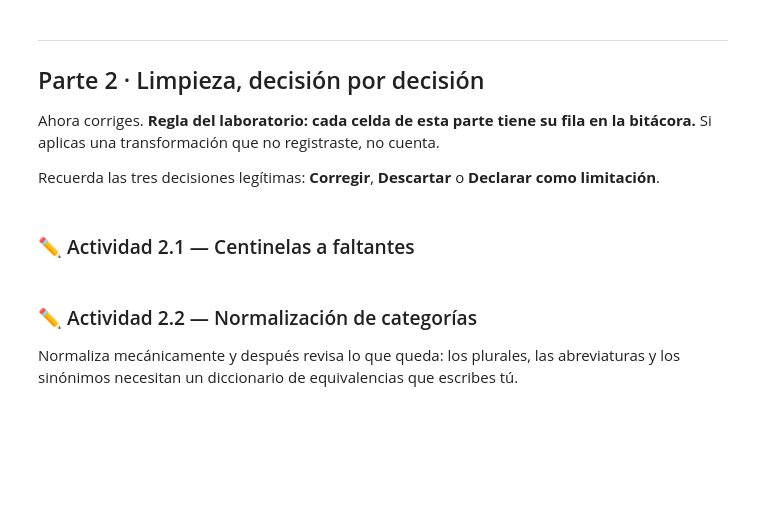
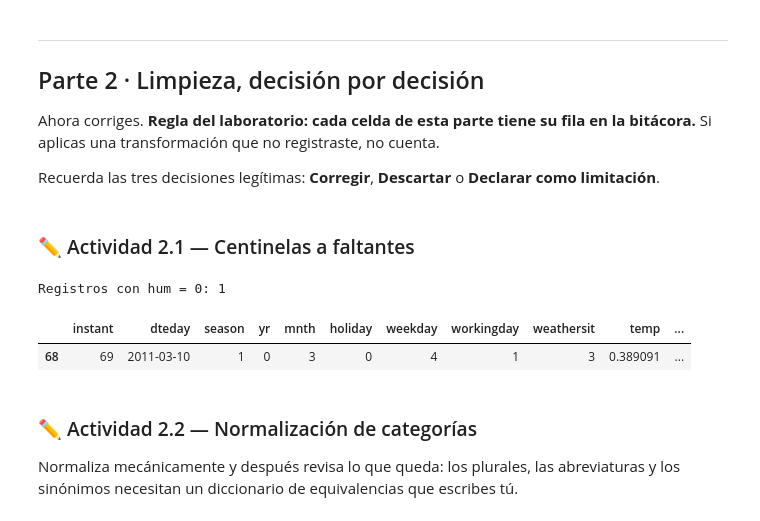
Before and after one commit to rgonzalezp-ucsc/Ciencia-de-Datos_UCSC_Rodrigo_G, a Jupyter notebook: S2_Notebook_Laboratorio_CDD_Gonzalez_Rodrigo.ipynb, the cells around one changed output. Cells and saved outputs as stored; diff of their text form; code cells hidden in the pictures; blank space fills up the shorter version.

```diff
--- a/S2_Notebook_Laboratorio_CDD_Gonzalez_Rodrigo.ipynb
+++ b/S2_Notebook_Laboratorio_CDD_Gonzalez_Rodrigo.ipynb
@@ -239,3 +317,15 @@ Recuerda las tres decisiones legítimas: **Corregir**, **Descartar** o **Declara
+# %%
+# Investigar el registro con humedad igual a cero
+
+casos_hum_cero = df[df["hum"] == 0]
+
+print("Registros con hum = 0:", len(casos_hum_cero))
+
+display(casos_hum_cero)
+# %% [output]
+Registros con hum = 0: 1
+|  | instant | dteday | season | yr | mnth | holiday | weekday | workingday | weathersit | temp | ... |
+| 68 | 69 | 2011-03-10 | 1 | 0 | 3 | 0 | 4 | 1 | 3 | 0.389091 | ... |
 # %% [markdown]
 ### ✏️ Actividad 2.2 — Normalización de categorías
 
```
Also changed, not shown: parts of 22 cells of this notebook.
